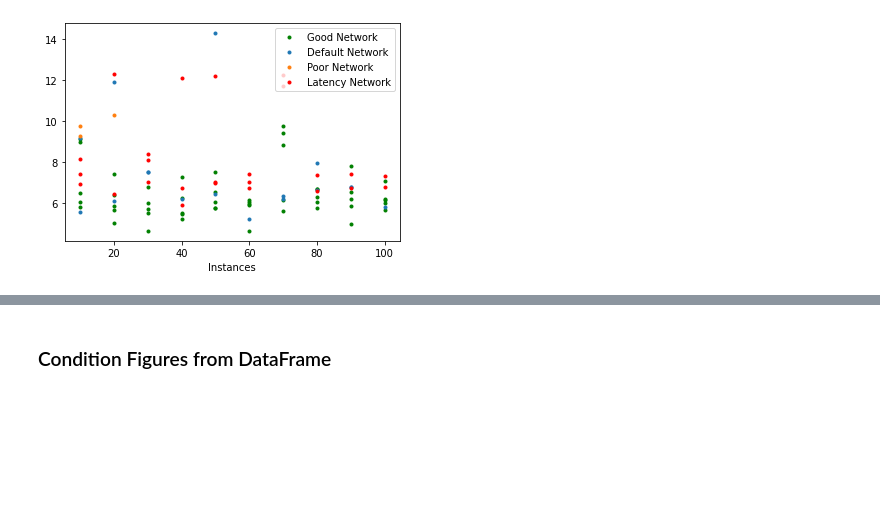
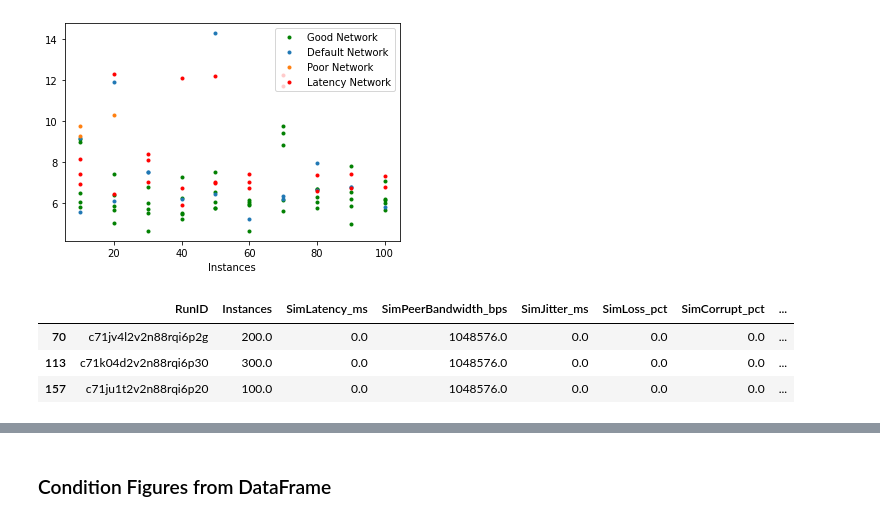
Before and after one commit to gipplab/bc_p2p, a Jupyter notebook: src/go/bc_dht/data/notebook/k8s.ipynb, the cells around one changed output, grey strips where cells are left out. Saved outputs shown, nothing was run; the diff lists cells and outputs as text; code cells hidden in the pictures; blank space fills up the shorter version.

```diff
--- a/src/go/bc_dht/data/notebook/k8s.ipynb
+++ b/src/go/bc_dht/data/notebook/k8s.ipynb
@@ -266,6 +266,22 @@ S2CheckDuration
 [figure]
 [figure]
 [figure]
+# %%
+# Good Network but 1 Mebibyte Runs
+big_df1 = my_data_frame[
+    (my_data_frame['SimLatency_ms'] == 0) &
+    (my_data_frame['SimJitter_ms'] == 0) &
+    (my_data_frame['SimPeerBandwidth_bps'] == 1048576) &
+    (my_data_frame['SimLoss_pct'] == 0) &
+    (my_data_frame['SimCorrupt_pct'] == 0)
+    ]
+
+big_df1
+# %% [output]
+|  | RunID | Instances | SimLatency_ms | SimPeerBandwidth_bps | SimJitter_ms | SimLoss_pct | SimCorrupt_pct | ... |
+| 70 | c71jv4l2v2n88rqi6p2g | 200.0 | 0.0 | 1048576.0 | 0.0 | 0.0 | 0.0 | ... |
+| 113 | c71k04d2v2n88rqi6p30 | 300.0 | 0.0 | 1048576.0 | 0.0 | 0.0 | 0.0 | ... |
+| 157 | c71ju1t2v2n88rqi6p20 | 100.0 | 0.0 | 1048576.0 | 0.0 | 0.0 | 0.0 | ... |
 # %%
 
 
```
Also changed, not shown: parts of 4 cells of this notebook, 3 other files.
